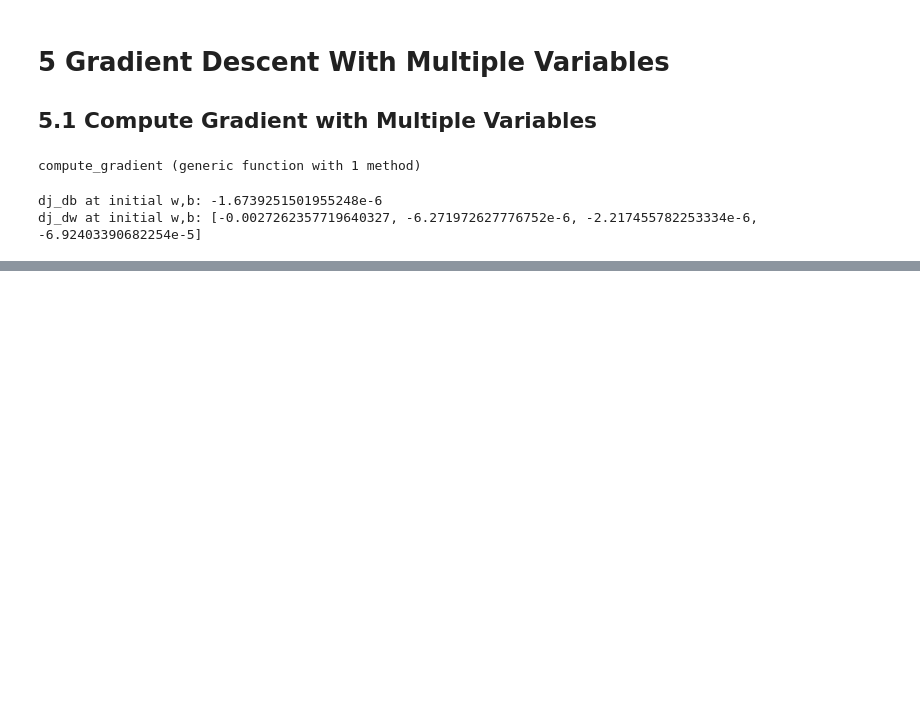
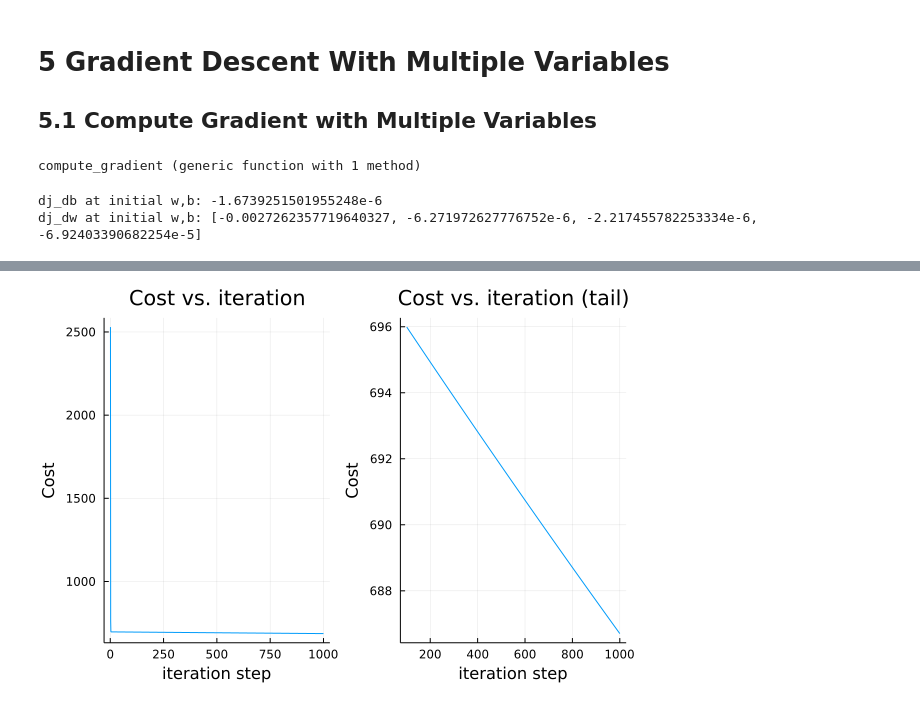
Before and after one commit to rvernagus/supervised-machinelearning-in-julia, a Jupyter notebook: week2-lab2.ipynb, the cells around one changed output, grey strips where cells are left out. Saved outputs shown, nothing was run; the diff lists cells and outputs as text; code cells hidden in the pictures; blank space fills up the shorter version.

```diff
--- a/week2-lab2.ipynb
+++ b/week2-lab2.ipynb
@@ -173,0 +226,16 @@ dj_dw at initial w,b: [-0.0027262357719640327, -6.271972627776752e-6, -2.2174557
+# %%
+# initialize parameters
+initial_w = zero(w_init)
+initial_b = 0.
+# some gradient descent settings
+iterations = 1000
+alpha = 5.0e-7
+# run gradient descent
+w_final, b_final, J_hist = gradient_descent(X_train, y_train, initial_w, initial_b,
+                                                    compute_cost, compute_gradient,
+                                                    alpha, iterations)
+println("b,w found by gradient descent: $b_final, $w_final")
+m,_ = size(X_train)
+for i in 1:m
+    println("prediction: $(@sprintf("%.2f", X_train[i, :] ⋅ w_final + b_final)), target value: $(y_train[i])")
+end
@@ -173,0 +257,18 @@ dj_dw at initial w,b: [-0.0027262357719640327, -6.271972627776752e-6, -2.2174557
+# %%
+using Plots
+
+plt = plot()
+# plot cost versus iteration
+plot1 = plot(J_hist)
+title!("Cost vs. iteration")
+ylabel!("Cost")
+xlabel!("iteration step")
+
+plot2 = plot(100 .+ collect(1:length(J_hist[101:end])), J_hist[101:end])
+title!("Cost vs. iteration (tail)")
+ylabel!("Cost")
+xlabel!("iteration step")
+
+plot!(plot1, plot2, layout=(1, 2), legend=false)
+# %% [output]
+[figure, added]
```
Also changed, not shown: parts of 3 cells of this notebook.
